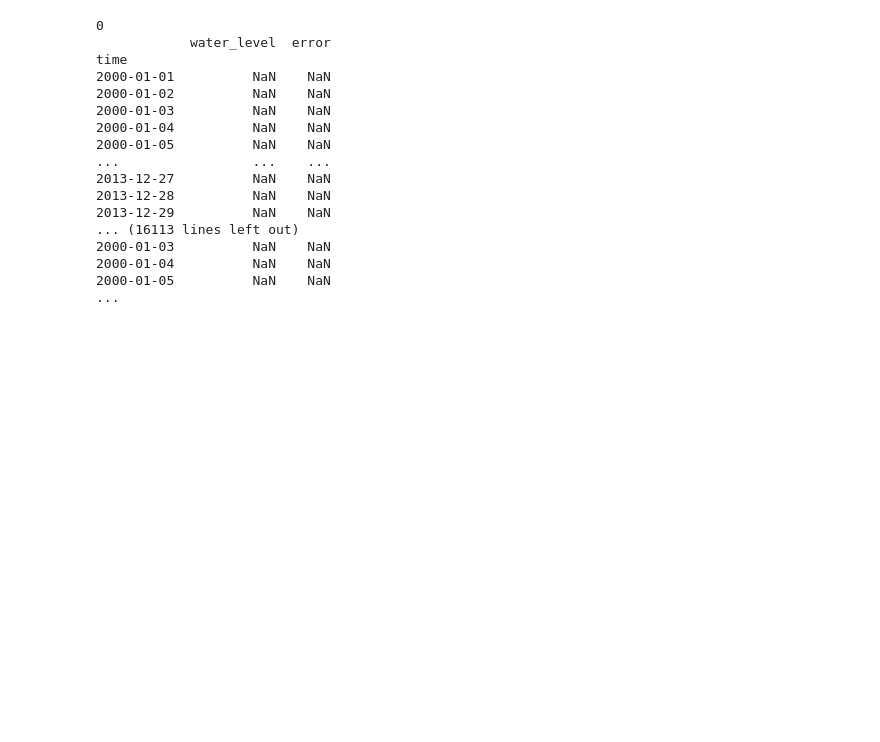
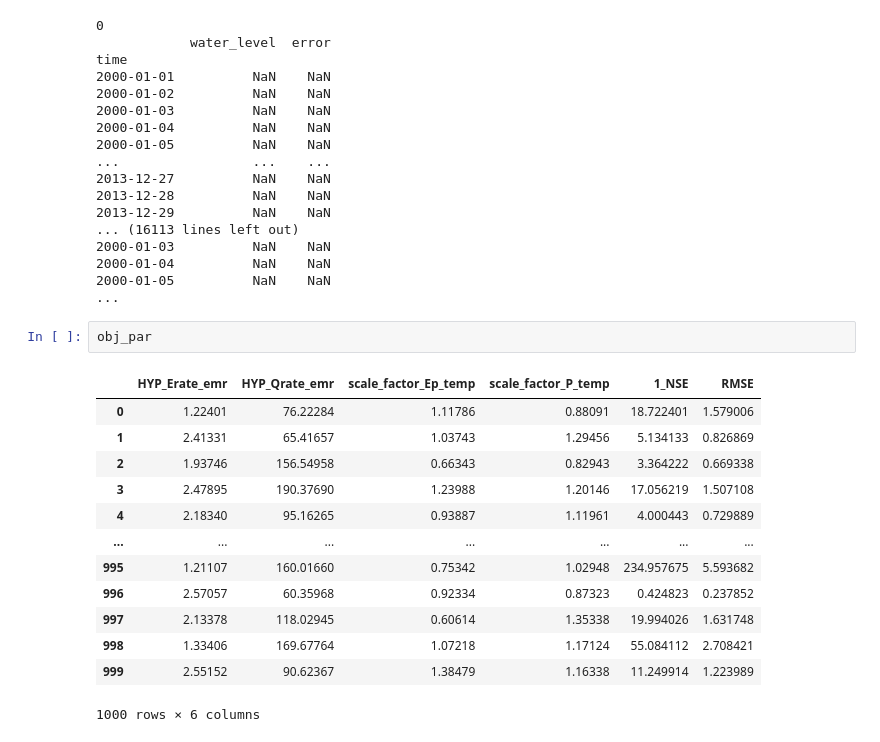
Before and after one commit to ShervanGharari/mizuRoute_lake_victoria, a Jupyter notebook: code/05_objective_functions.ipynb, the cells around one changed output. Drawn from its saved outputs; the diff is of its cells as text; blank space fills up the shorter version.

```diff
--- a/code/05_objective_functions.ipynb
+++ b/code/05_objective_functions.ipynb
@@ -139,3 +139,19 @@ time
 2000-01-04          NaN    NaN
 2000-01-05          NaN    NaN
 ...
+# %%
+obj_par
+# %% [output]
+|  | HYP_Erate_emr | HYP_Qrate_emr | scale_factor_Ep_temp | scale_factor_P_temp | 1_NSE | RMSE |
+| 0 | 1.22401 | 76.22284 | 1.11786 | 0.88091 | 18.722401 | 1.579006 |
+| 1 | 2.41331 | 65.41657 | 1.03743 | 1.29456 | 5.134133 | 0.826869 |
+| 2 | 1.93746 | 156.54958 | 0.66343 | 0.82943 | 3.364222 | 0.669338 |
+| 3 | 2.47895 | 190.37690 | 1.23988 | 1.20146 | 17.056219 | 1.507108 |
+| 4 | 2.18340 | 95.16265 | 0.93887 | 1.11961 | 4.000443 | 0.729889 |
+| ... | ... | ... | ... | ... | ... | ... |
+| 995 | 1.21107 | 160.01660 | 0.75342 | 1.02948 | 234.957675 | 5.593682 |
+| 996 | 2.57057 | 60.35968 | 0.92334 | 0.87323 | 0.424823 | 0.237852 |
+| 997 | 2.13378 | 118.02945 | 0.60614 | 1.35338 | 19.994026 | 1.631748 |
+| 998 | 1.33406 | 169.67764 | 1.07218 | 1.17124 | 55.084112 | 2.708421 |
+| 999 | 2.55152 | 90.62367 | 1.38479 | 1.16338 | 11.249914 | 1.223989 |
+1000 rows × 6 columns
```
Also changed, not shown: 3 other files.
